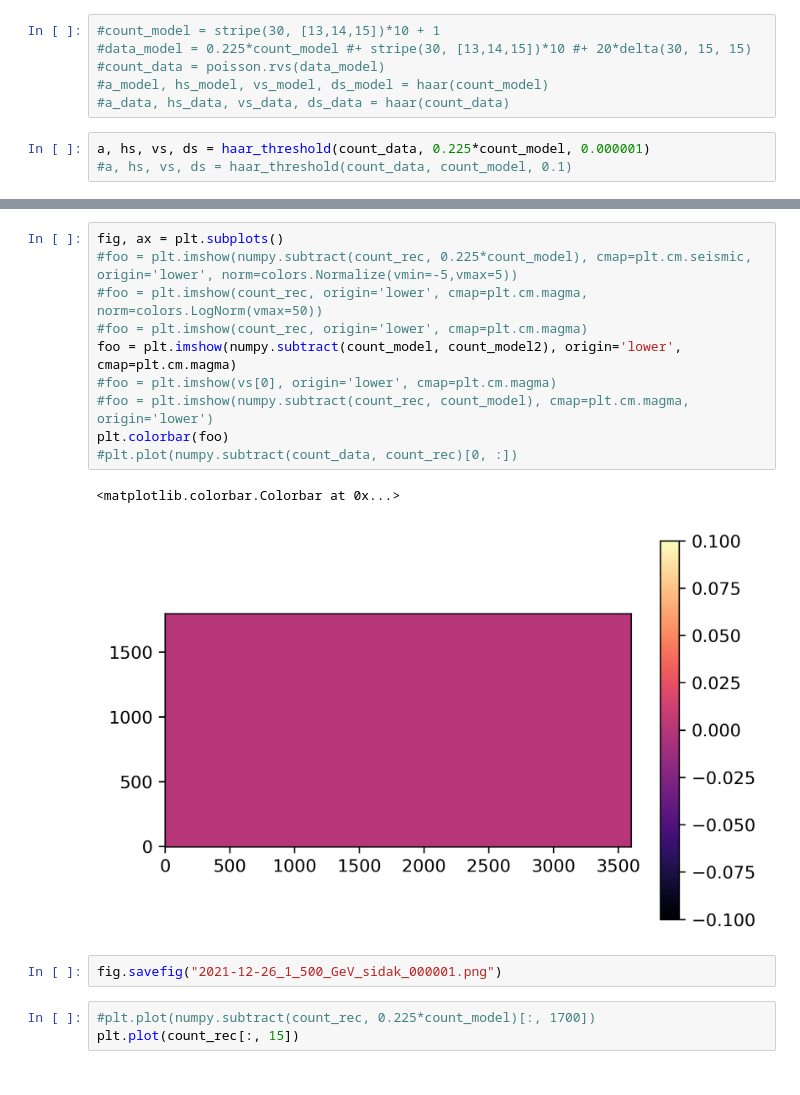
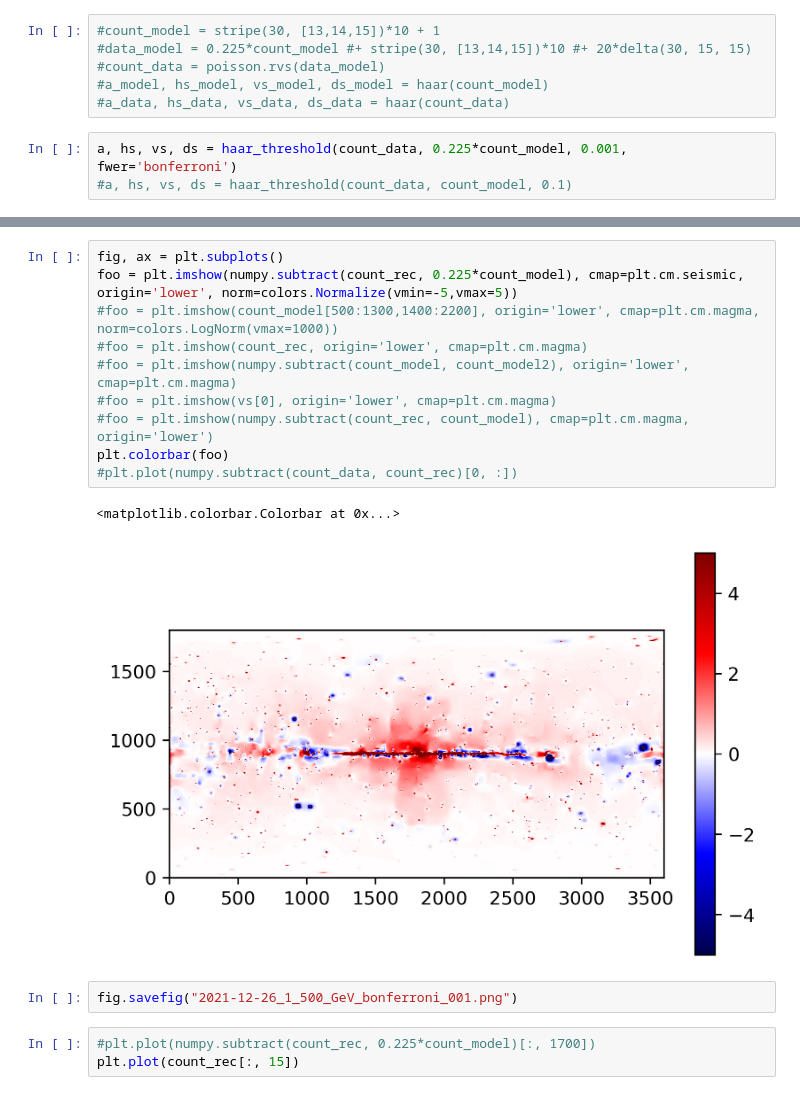
Before and after one commit to sparkofreason/fermi, a Jupyter notebook: fermi.ipynb, the cells around one changed output, grey strips where cells are left out. Cells and saved outputs as stored; diff of their text form.

Commit message:
FWER

```diff
--- a/fermi.ipynb
+++ b/fermi.ipynb
@@ -342,7 +303,7 @@ def stripe(n, rows):
 #a_model, hs_model, vs_model, ds_model = haar(count_model)
 #a_data, hs_data, vs_data, ds_data = haar(count_data)
 # %%
-a, hs, vs, ds = haar_threshold(count_data, 0.225*count_model, 0.000001)
+a, hs, vs, ds = haar_threshold(count_data, 0.225*count_model, 0.001, fwer='bonferroni')
 #a, hs, vs, ds = haar_threshold(count_data, count_model, 0.1)
 # %% [output]
 12 11 1 ******************************
@@ -370,18 +331,18 @@ print(sum(sum(count_data)), sum(sum(0.225*count_model)), sum(sum(count_rec)))
 # %%
 fig, ax = plt.subplots()
-#foo = plt.imshow(numpy.subtract(count_rec, 0.225*count_model), cmap=plt.cm.seismic, origin='lower', norm=colors.Normalize(vmin=-5,vmax=5))
-#foo = plt.imshow(count_rec, origin='lower', cmap=plt.cm.magma, norm=colors.LogNorm(vmax=50))
+foo = plt.imshow(numpy.subtract(count_rec, 0.225*count_model), cmap=plt.cm.seismic, origin='lower', norm=colors.Normalize(vmin=-5,vmax=5))
+#foo = plt.imshow(count_model[500:1300,1400:2200], origin='lower', cmap=plt.cm.magma, norm=colors.LogNorm(vmax=1000))
 #foo = plt.imshow(count_rec, origin='lower', cmap=plt.cm.magma)
-foo = plt.imshow(numpy.subtract(count_model, count_model2), origin='lower', cmap=plt.cm.magma)
+#foo = plt.imshow(numpy.subtract(count_model, count_model2), origin='lower', cmap=plt.cm.magma)
 #foo = plt.imshow(vs[0], origin='lower', cmap=plt.cm.magma)
 #foo = plt.imshow(numpy.subtract(count_rec, count_model), cmap=plt.cm.magma, origin='lower')
 plt.colorbar(foo)
 #plt.plot(numpy.subtract(count_data, count_rec)[0, :])
 # %% [output]
 <matplotlib.colorbar.Colorbar at 0x...>
-[figure, old version]
+[figure, new version]
 # %%
-fig.savefig("2021-12-26_1_500_GeV_sidak_000001.png")
+fig.savefig("2021-12-26_1_500_GeV_bonferroni_001.png")
 # %%
 #plt.plot(numpy.subtract(count_rec, 0.225*count_model)[:, 1700])
 plt.plot(count_rec[:, 15])
```
Also changed, not shown: parts of 5 cells of this notebook, 6 other files.
